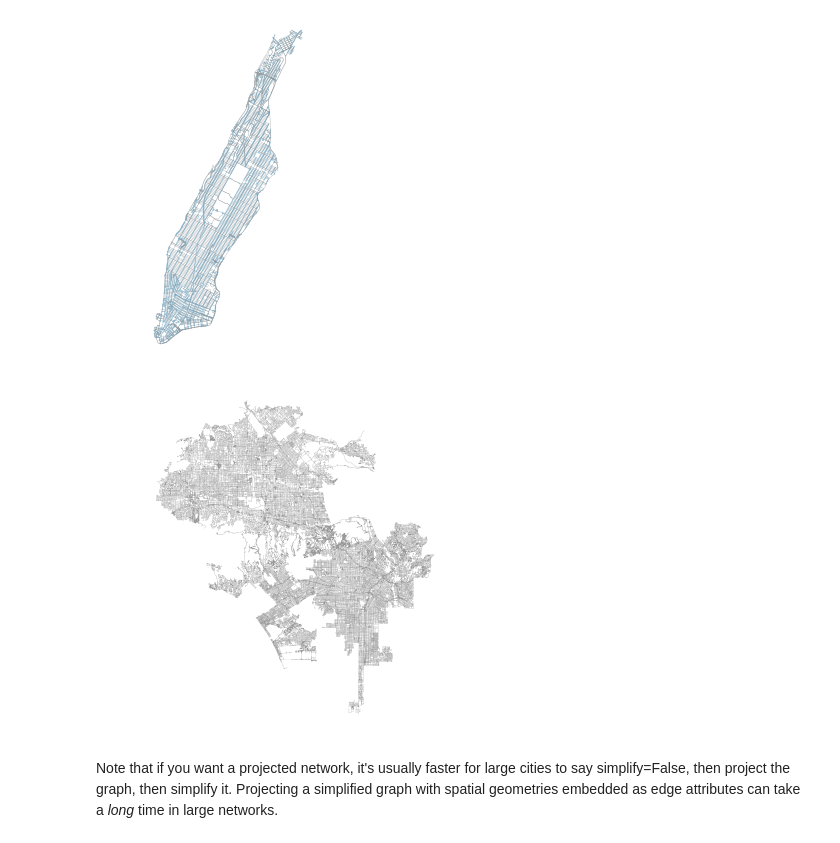
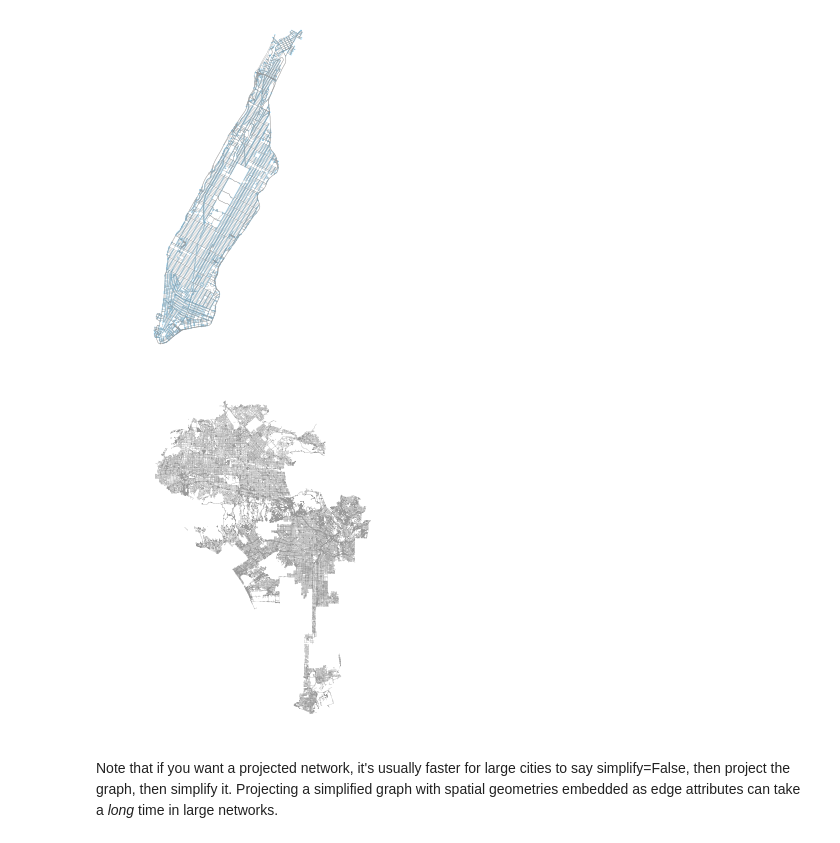
Before and after one commit to gboeing/osmnx-examples, a Jupyter notebook: notebooks/03-example-osm-place-network.ipynb, the cells around one changed output. Cells and saved outputs as stored; diff of their text form; code cells hidden in the pictures.

```diff
--- a/notebooks/03-example-osm-place-network.ipynb
+++ b/notebooks/03-example-osm-place-network.ipynb
@@ -73,11 +73,12 @@ fig, ax = ox.plot_graph(G_projected, fig_height=6, node_size=2, node_alpha=0.5,
 [figure]
 # %%
 # get the network for all of LA - takes a couple minutes to do all the downloading and processing
-G = ox.graph_from_place('Los Angeles, California, USA', network_type='drive_service', simplify=False)
+place = 'Los Angeles, Los Angeles County, California, USA'
+G = ox.graph_from_place(place, network_type='drive_service', simplify=False, retain_all=True)
 G_projected = ox.project_graph(G)
 fig, ax = ox.plot_graph(G_projected, node_size=0, edge_linewidth=0.1, save=True, filename='la')
 # %% [output]
-[figure, old version]
+[figure, new version]
 # %% [markdown]
 Note that if you want a projected network, it's usually faster for large cities to say simplify=False, then project the graph, then simplify it. Projecting a simplified graph with spatial geometries embedded as edge attributes can take a *long* time in large networks.
 # %%
```
Also changed, not shown: parts of 2 cells of this notebook, 14 other files.
